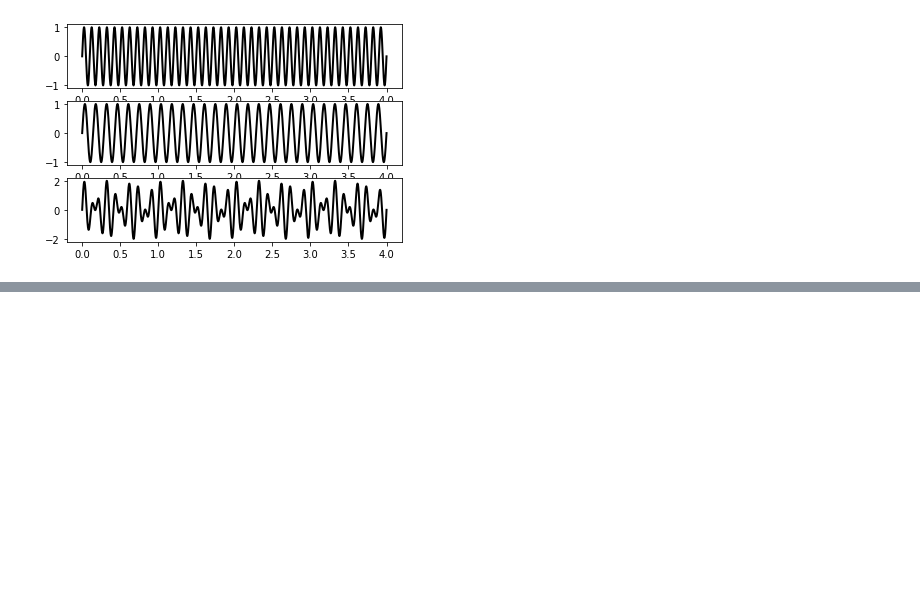
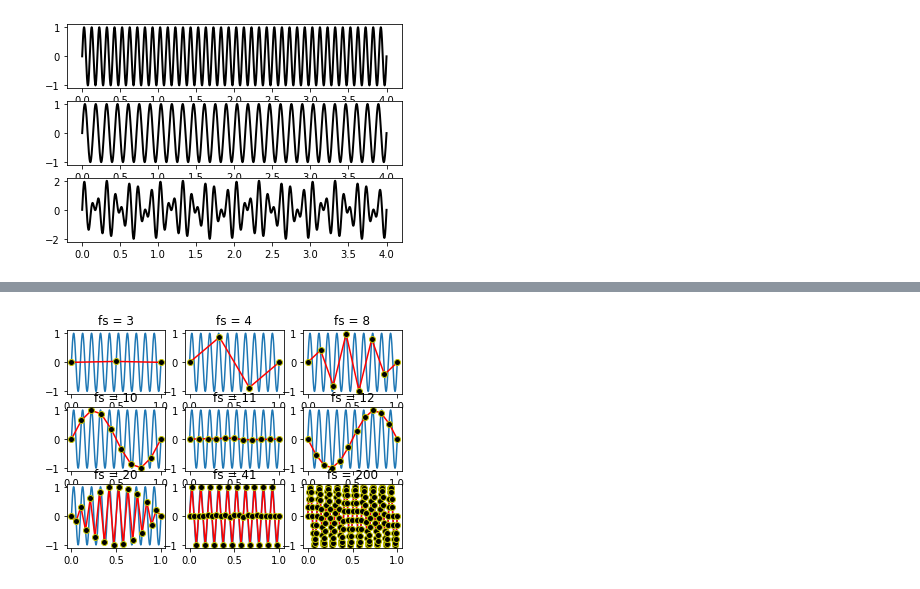
Before and after one commit to HyunsuLee/neural_data_science, a Jupyter notebook: ch5_analog_signal.ipynb, the cells around one changed output, grey strips where cells are left out. Drawn from its saved outputs; the diff is of its cells as text; code cells hidden in the pictures; blank space fills up the shorter version.

```diff
--- a/ch5_analog_signal.ipynb
+++ b/ch5_analog_signal.ipynb
@@ -92,0 +93,16 @@ array([0.014553  +0.j        , 0.00822586+0.00644216j,
+# %%
+realSampling = 1000 #1
+t = np.linspace(0,1,realSampling) #2
+signalFrequency = 10 #3
+samplingRate = [3, 4, 8, 10, 11, 12, 20, 41, 200] #4
+signal = np.sin(2*np.pi*signalFrequency*t)#5
+fig=plt.figure() #6
+for ii,sampleRate in enumerate(samplingRate): #15
+    ax = plt.subplot(3,3,ii+1)#7
+    ax.plot(t,signal)#8
+    sampledSignal = np.rint(np.linspace(0, len(t)-1, sampleRate)).astype(int)#10
+    q = ax.plot(t[sampledSignal],signal[sampledSignal],c='r',marker='o',mfc='k',mec='y',
+markersize=6); #11
+    plt.title('fs = '+str(sampleRate)) #14
+# %% [output]
+[figure, added]
```
Also changed, not shown: parts of 14 cells of this notebook, 1 other file.
